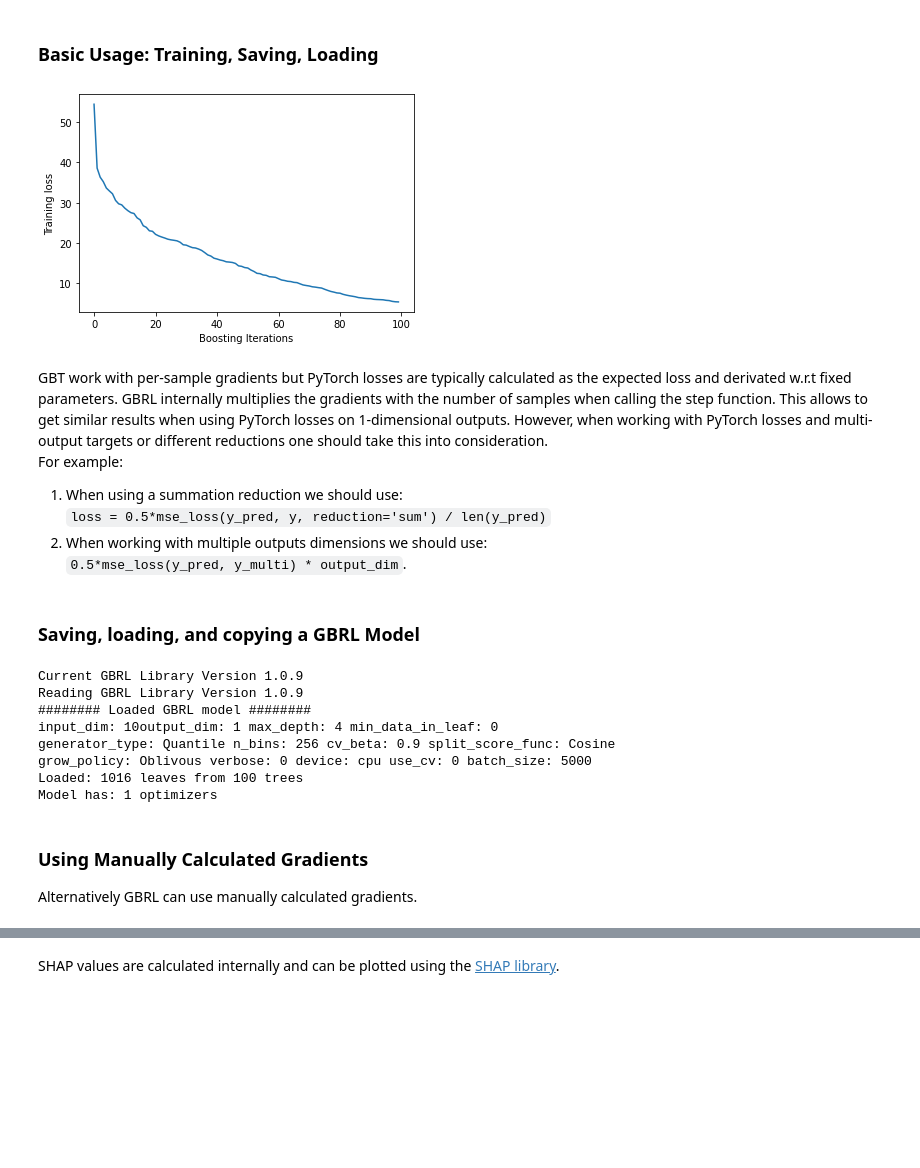
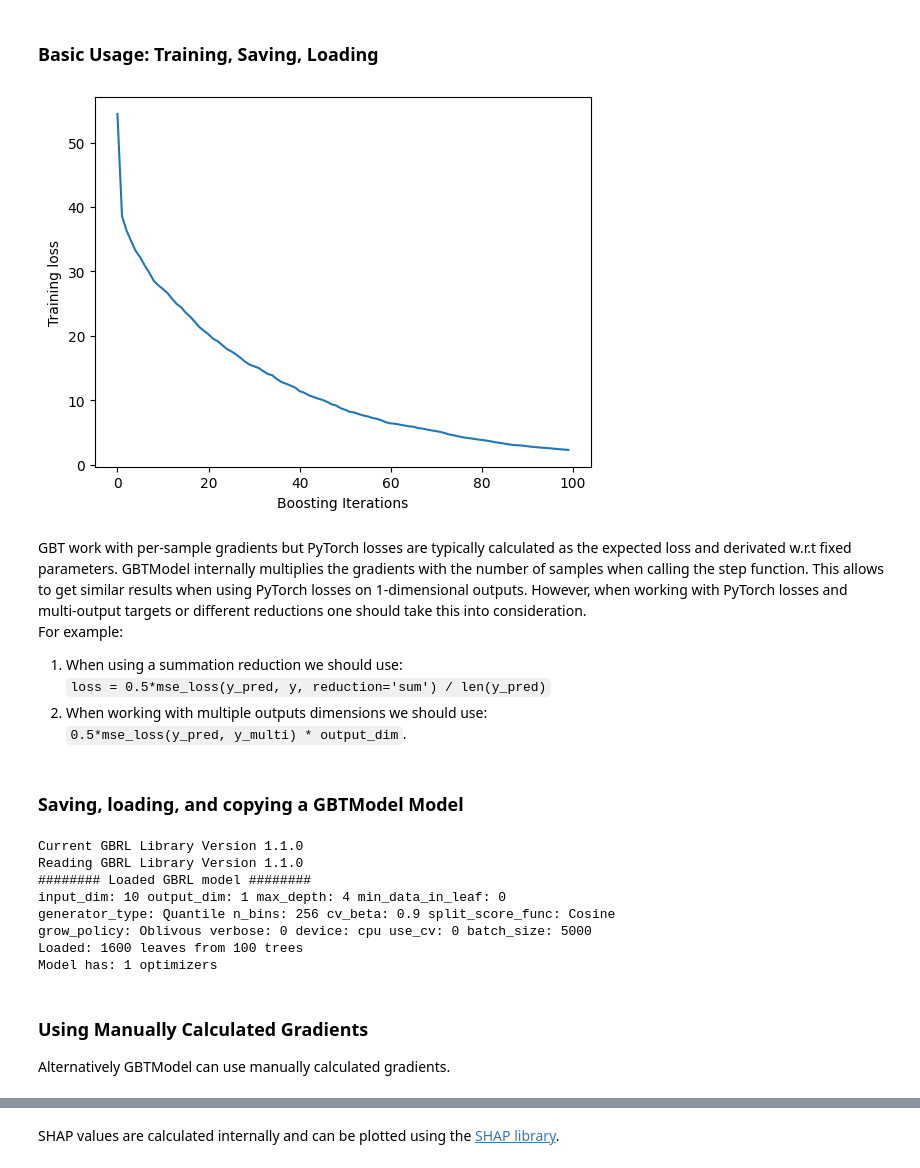
Before and after one commit to NVlabs/gbrl, a Jupyter notebook: tutorial.ipynb, the cells around one changed output, grey strips where cells are left out. Saved outputs shown, nothing was run; the diff lists cells and outputs as text; code cells hidden in the pictures; blank space fills up the shorter version.

Commit message:
Refactored library structure (#13)
* complete restructure using abstract classes

* fixed docs and naming

* fixed mistake in parametric actor

```diff
--- a/tutorial.ipynb
+++ b/tutorial.ipynb
@@ -56,21 +56,21 @@ optimizer = { 'algo': 'SGD', # optimizer algorithm: [SGD/Adam], Adam is availabl
               'start_idx': 0,
               'stop_idx': out_dim
             }
-gbrl_params = {
+params = {
                "split_score_func": "Cosine", # split score function: [L2, Cosine]
                "generator_type": "Quantile" # candidate generation policy - [Uniform, Quantile].
                 }
 # %%
 # setting up model
-gbrl_model = GBRL(input_dim=input_dim,
-                  output_dim=out_dim,
-                  tree_struct=tree_struct,
-                  optimizer=optimizer,
-                  gbrl_params=gbrl_params,
-                  verbose=0,
-                  device=device)
-# set GBRL bias
-gbrl_model.set_bias_from_targets(y)
+model = GBTModel(input_dim=input_dim,
+                      output_dim=out_dim,
+                      tree_struct=tree_struct,
+                      optimizers=optimizer,
+                      params=params,
+                      verbose=0,
+                      device=device)
+# set GBTModel bias
+model.set_bias_from_targets(y)
 # %%
 def rmse_incremental_step(model, X, y):
     # forward pass - y_pred is a torch tensor with requires_grad = True by default
@@ -95,45 +95,45 @@ def plot_loss(n_iterations, losses, x_label, y_label):
 # %%
 # training for 100 iterations
 n_iterations = 100
 losses = []
 for _ in range(n_iterations):
-    rmse_loss = rmse_incremental_step(gbrl_model, X, y)
+    rmse_loss = rmse_incremental_step(model, X, y)
     losses.append(rmse_loss)
 
 plot_loss(n_iterations, losses, y_label='Training loss', x_label='Boosting Iterations')
 # %% [output]
-[figure, old version]
+[figure, new version]
 # %% [markdown]
-GBT work with per-sample gradients but PyTorch losses are typically calculated as the expected loss and derivated w.r.t fixed parameters. GBRL internally multiplies the gradients with the number of samples when calling the step function. This allows to get similar results when using PyTorch losses on 1-dimensional outputs. However, when working with PyTorch losses and multi-output targets or different reductions one should take this into consideration.
+GBT work with per-sample gradients but PyTorch losses are typically calculated as the expected loss and derivated w.r.t fixed parameters. GBTModel internally multiplies the gradients with the number of samples when calling the step function. This allows to get similar results when using PyTorch losses on 1-dimensional outputs. However, when working with PyTorch losses and multi-output targets or different reductions one should take this into consideration.
 For example:
 1. When using a summation reduction we should use:
     `loss = 0.5*mse_loss(y_pred, y, reduction='sum') / len(y_pred)`
 2. When working with multiple outputs dimensions we should use:
     `0.5*mse_loss(y_pred, y_multi) * output_dim`.
 # %% [markdown]
-### Saving, loading, and copying a GBRL Model
+### Saving, loading, and copying a GBTModel Model
 # %%
-# Call the save_model method of a GBRL class
-# GBRL will automatically save the file with the .gbrl_model ending
+# Call the save_model method of a GBTModel class
+# GBTModel will automatically save the file with the .gbrl_model ending
 # The file will be saved in the current working directory
 # Provide the absolute path to save the file in a different directory.
-gbrl_model.save_model('gbt_model_tutorial')
+model.save_learner('gbt_model_tutorial')
 # Loading a saved model is similar and is done by calling the specific class instance.
-loaded_gbt_model = GBRL.load_model('gbt_model_tutorial', device=device)
+loaded_model = GBTModel.load_learner('gbt_model_tutorial', device=device)
 # Copying a model is even more straighforward
-copied_model = gbrl_model.copy()
+copied_model = model.copy()
 # %% [output]
-Current GBRL Library Version 1.0.9
-Reading GBRL Library Version 1.0.9
+Current GBRL Library Version 1.1.0
+Reading GBRL Library Version 1.1.0
 ######## Loaded GBRL model ########
-input_dim: 10output_dim: 1 max_depth: 4 min_data_in_leaf: 0
+input_dim: 10 output_dim: 1 max_depth: 4 min_data_in_leaf: 0
 generator_type: Quantile n_bins: 256 cv_beta: 0.9 split_score_func: Cosine
 grow_policy: Oblivous verbose: 0 device: cpu use_cv: 0 batch_size: 5000
-Loaded: 1016 leaves from 100 trees
+Loaded: 1600 leaves from 100 trees
 Model has: 1 optimizers
 # %% [markdown]
 ### Using Manually Calculated Gradients
-Alternatively GBRL can use manually calculated gradients.
+Alternatively GBTModel can use manually calculated gradients.
 # %%
 def manual_rmse_incremental_step(model, X, y):
     # forward pass - y_pred is a torch tensor with requires_grad = True by default
```
Also changed, not shown: parts of 9 cells of this notebook, 46 other files.
